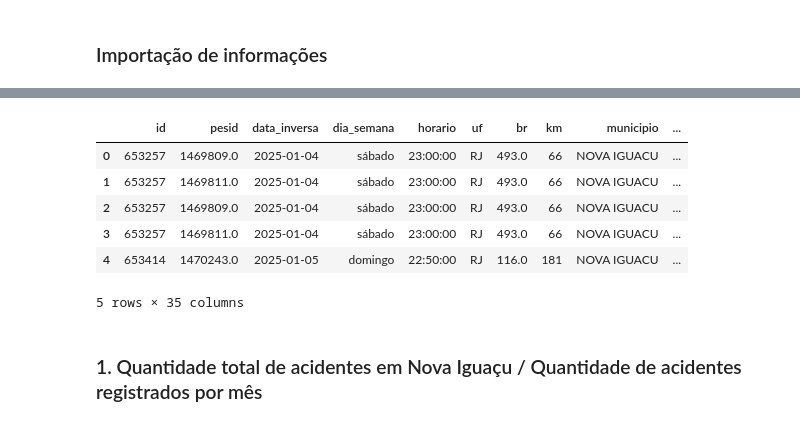
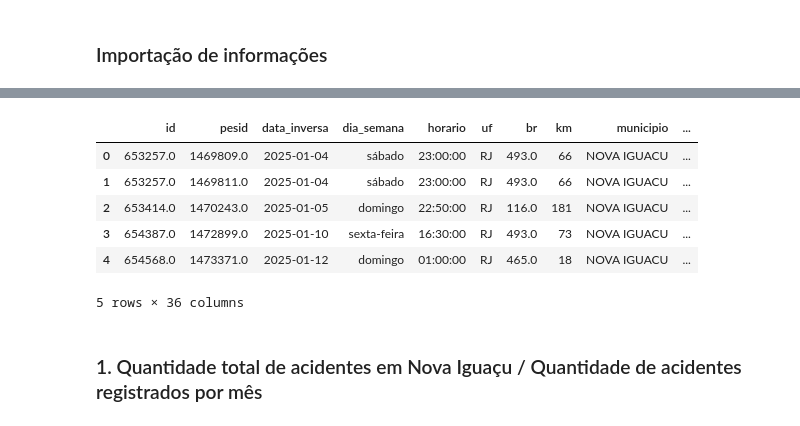
Before and after one commit to JoaoSchneiderr/Contagem-para-metas, a Jupyter notebook: notebooks/Getting_started_with_google_colab_ai.ipynb, the cells around one changed output, grey strips where cells are left out. Cells and saved outputs as stored; diff of their text form; code cells hidden in the pictures.

```diff
--- a/notebooks/Getting_started_with_google_colab_ai.ipynb
+++ b/notebooks/Getting_started_with_google_colab_ai.ipynb
@@ -25,14 +25,14 @@ To: /content/Dados.csv
 # %%
-nova_iguacu_df = pd.read_csv('Dados.csv', encoding='latin1')
+nova_iguacu_df = pd.read_csv('dados_nova_iguacu_limpo_v2.csv', encoding='latin1')
 display(nova_iguacu_df.head())
 # %% [output]
 |  | id | pesid | data_inversa | dia_semana | horario | uf | br | km | municipio | ... |
-| 0 | 653257 | 1469809.0 | 2025-01-04 | sábado | 23:00:00 | RJ | 493.0 | 66 | NOVA IGUACU | ... |
-| 1 | 653257 | 1469811.0 | 2025-01-04 | sábado | 23:00:00 | RJ | 493.0 | 66 | NOVA IGUACU | ... |
-| 2 | 653257 | 1469809.0 | 2025-01-04 | sábado | 23:00:00 | RJ | 493.0 | 66 | NOVA IGUACU | ... |
-| 3 | 653257 | 1469811.0 | 2025-01-04 | sábado | 23:00:00 | RJ | 493.0 | 66 | NOVA IGUACU | ... |
-| 4 | 653414 | 1470243.0 | 2025-01-05 | domingo | 22:50:00 | RJ | 116.0 | 181 | NOVA IGUACU | ... |
+| 0 | 653257.0 | 1469809.0 | 2025-01-04 | sábado | 23:00:00 | RJ | 493.0 | 66 | NOVA IGUACU | ... |
+| 1 | 653257.0 | 1469811.0 | 2025-01-04 | sábado | 23:00:00 | RJ | 493.0 | 66 | NOVA IGUACU | ... |
+| 2 | 653414.0 | 1470243.0 | 2025-01-05 | domingo | 22:50:00 | RJ | 116.0 | 181 | NOVA IGUACU | ... |
+| 3 | 654387.0 | 1472899.0 | 2025-01-10 | sexta-feira | 16:30:00 | RJ | 493.0 | 73 | NOVA IGUACU | ... |
+| 4 | 654568.0 | 1473371.0 | 2025-01-12 | domingo | 01:00:00 | RJ | 465.0 | 18 | NOVA IGUACU | ... |
-5 rows × 35 columns
+5 rows × 36 columns
 # %% [markdown]
 ### 1. Quantidade total de acidentes em Nova Iguaçu / Quantidade de acidentes registrados por mês
 # %%
```
Also changed, not shown: parts of 2 cells of this notebook.
